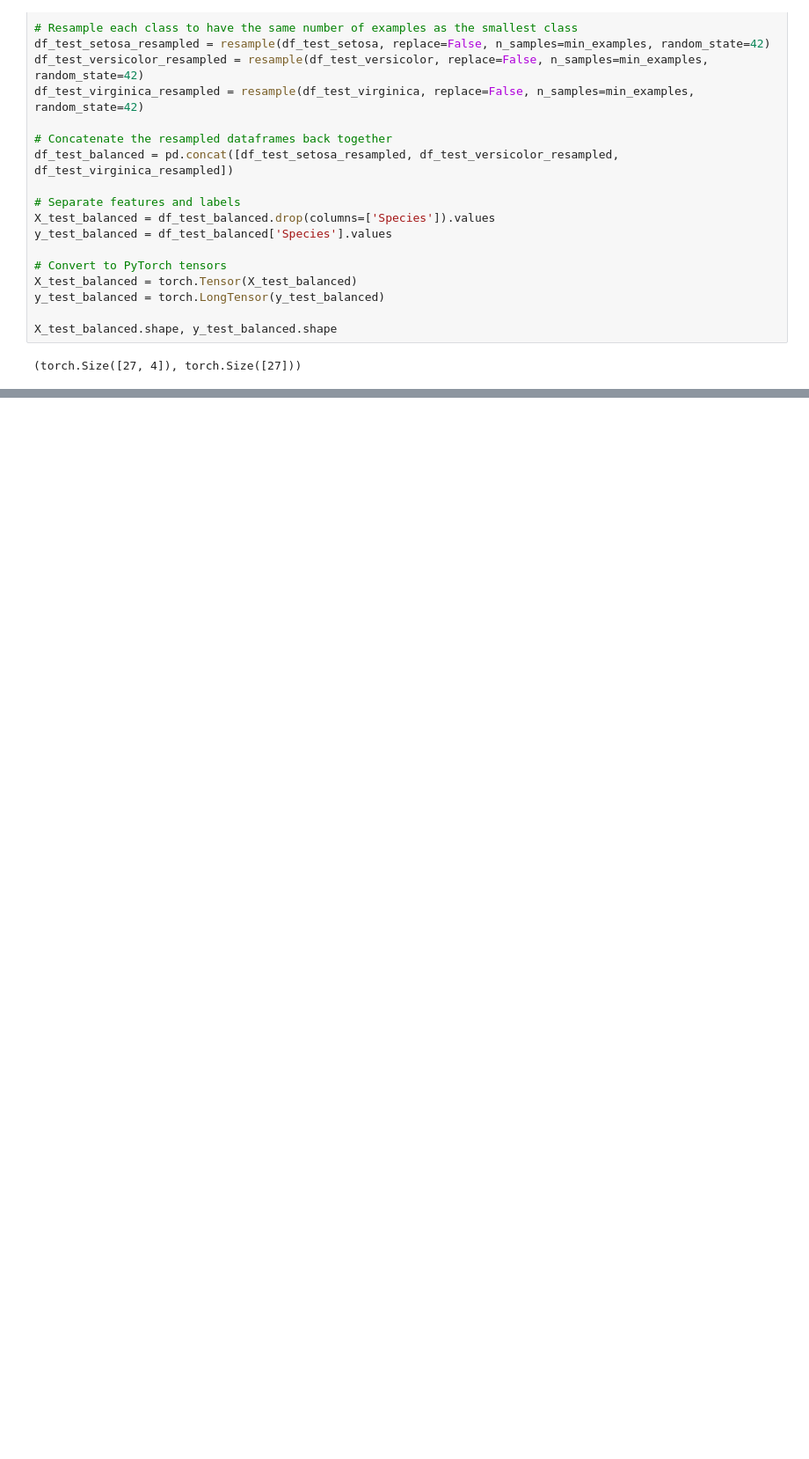
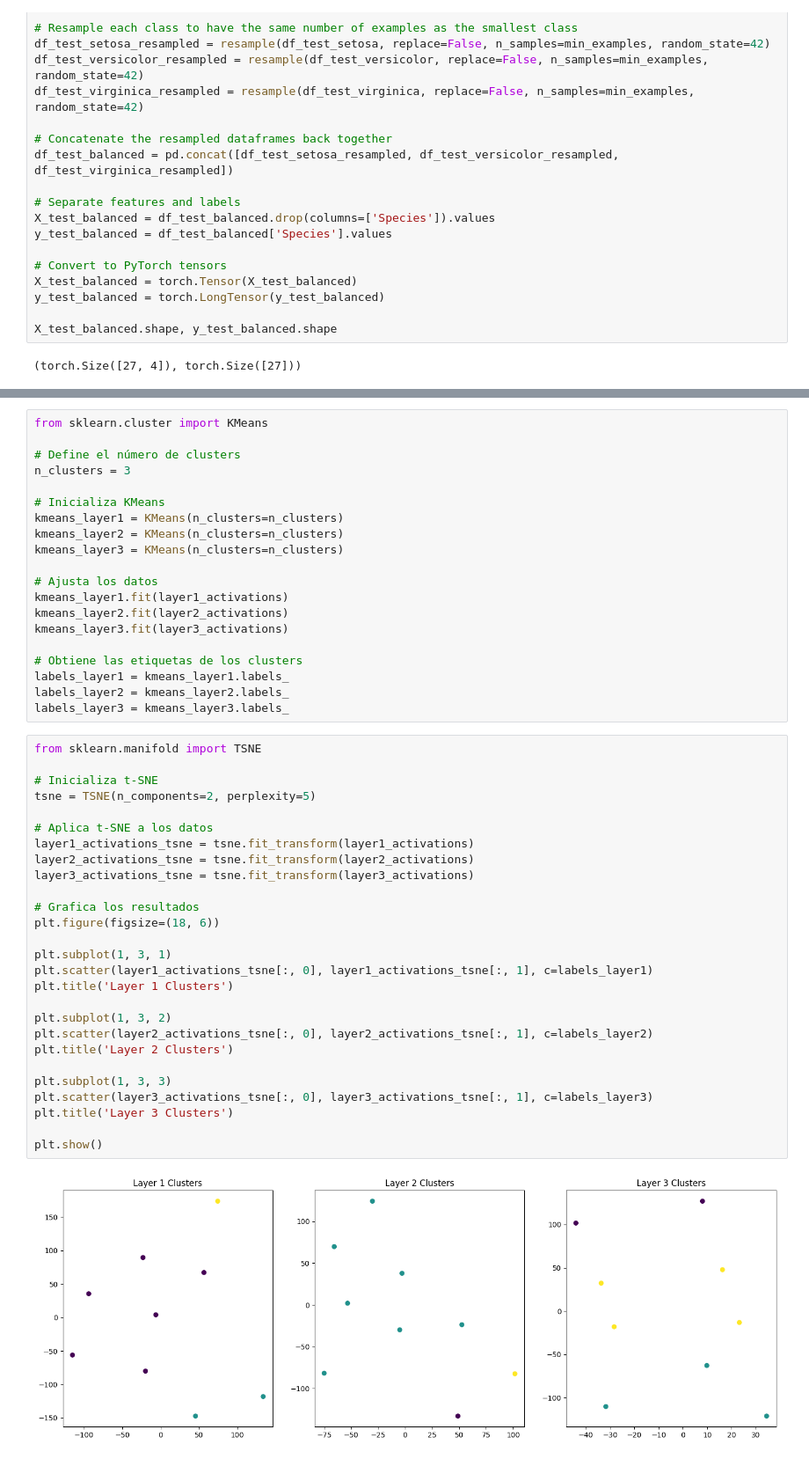
Before and after one commit to miguel-kjh/ExAI, a Jupyter notebook: iris.ipynb, the cells around one changed output, grey strips where cells are left out. Shown at 88% size. Saved outputs shown, nothing was run; the diff lists cells and outputs as text; blank space fills up the shorter version.

```diff
--- a/iris.ipynb
+++ b/iris.ipynb
@@ -282,0 +305,49 @@ for label, label_activations in activations.items():
+# %%
+from sklearn.cluster import KMeans
+
+# Define el número de clusters
+n_clusters = 3
+
+# Inicializa KMeans
+kmeans_layer1 = KMeans(n_clusters=n_clusters)
+kmeans_layer2 = KMeans(n_clusters=n_clusters)
+kmeans_layer3 = KMeans(n_clusters=n_clusters)
+
+# Ajusta los datos
+kmeans_layer1.fit(layer1_activations)
+kmeans_layer2.fit(layer2_activations)
+kmeans_layer3.fit(layer3_activations)
+
+# Obtiene las etiquetas de los clusters
+labels_layer1 = kmeans_layer1.labels_
+labels_layer2 = kmeans_layer2.labels_
+labels_layer3 = kmeans_layer3.labels_
+# %%
+from sklearn.manifold import TSNE
+
+# Inicializa t-SNE
+tsne = TSNE(n_components=2, perplexity=5)
+
+# Aplica t-SNE a los datos
+layer1_activations_tsne = tsne.fit_transform(layer1_activations)
+layer2_activations_tsne = tsne.fit_transform(layer2_activations)
+layer3_activations_tsne = tsne.fit_transform(layer3_activations)
+
+# Grafica los resultados
+plt.figure(figsize=(18, 6))
+
+plt.subplot(1, 3, 1)
+plt.scatter(layer1_activations_tsne[:, 0], layer1_activations_tsne[:, 1], c=labels_layer1)
+plt.title('Layer 1 Clusters')
+
+plt.subplot(1, 3, 2)
+plt.scatter(layer2_activations_tsne[:, 0], layer2_activations_tsne[:, 1], c=labels_layer2)
+plt.title('Layer 2 Clusters')
+
+plt.subplot(1, 3, 3)
+plt.scatter(layer3_activations_tsne[:, 0], layer3_activations_tsne[:, 1], c=labels_layer3)
+plt.title('Layer 3 Clusters')
+
+plt.show()
+# %% [output]
+[figure, added]
```
Also changed, not shown: parts of 20 cells of this notebook.
